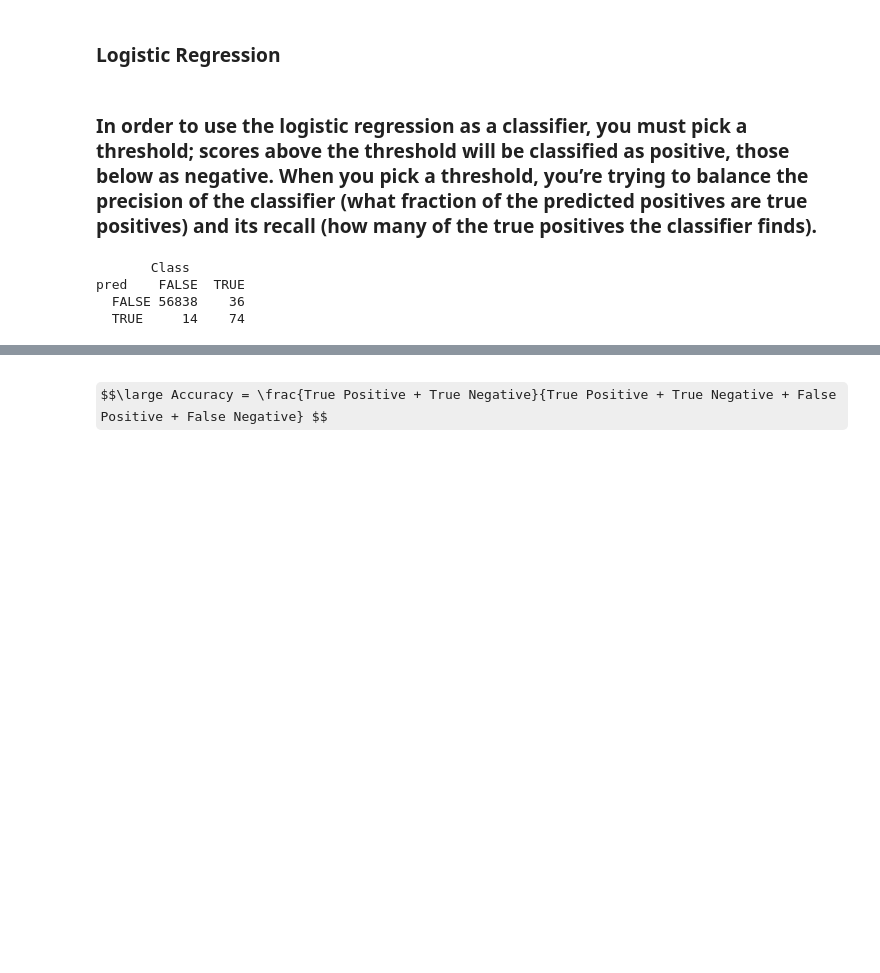
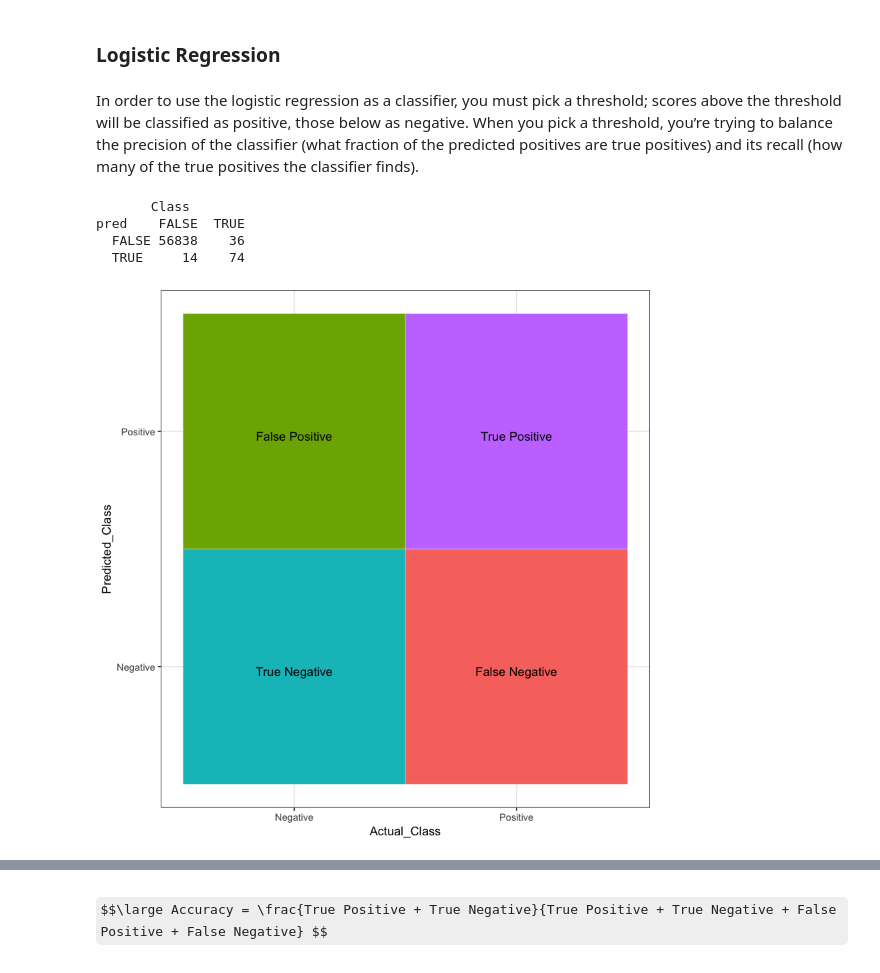
Before and after one commit to Data-Analytics-for-Cybersecurity/credit_card_fraud_detection, a Jupyter notebook: credit_card_fraud_detection.ipynb, the cells around one changed output, grey strips where cells are left out. Saved outputs shown, nothing was run; the diff lists cells and outputs as text; code cells hidden in the pictures; some formulas as TeX source; blank space fills up the shorter version.

```diff
--- a/credit_card_fraud_detection.ipynb
+++ b/credit_card_fraud_detection.ipynb
@@ -211,4 +248,4 @@ train_data$pred <- predict(glm_imbalanced, newdata=train_data, type="response")
 test_data$pred <- predict(glm_imbalanced, newdata=test_data, type="response")
 # %% [markdown]
-### In order to use the logistic regression as a classifier, you must pick a threshold; scores above the threshold will be classified as positive, those below as negative. When you pick a threshold, you’re trying to balance the precision of the classifier (what fraction of the predicted positives are true positives) and its recall (how many of the true positives the classifier finds).
+In order to use the logistic regression as a classifier, you must pick a threshold; scores above the threshold will be classified as positive, those below as negative. When you pick a threshold, you’re trying to balance the precision of the classifier (what fraction of the predicted positives are true positives) and its recall (how many of the true positives the classifier finds).
 # %%
@@ -219,4 +257,18 @@ ctab.test
 pred    FALSE  TRUE
   FALSE 56838    36
   TRUE     14    74
+# %%
+# confusion matrix
+Actual_Class <- factor(c('Negative', 'Negative', 'Positive', 'Positive'))
+Predicted_Class <- factor(c('Negative', 'Positive', 'Negative', 'Positive'))
+Y <- c('True Negative', 'False Positive', 'False Negative', 'True Positive')
+df <- data.frame(Actual_Class, Predicted_Class, Y)
+
+library(ggplot2)
+ggplot(data =  df, mapping = aes(x = Actual_Class, y = Predicted_Class)) +
+  geom_tile( aes(fill = Y), colour = "white") +
+  geom_text(aes(label = sprintf("%s", Y)), vjust = 1) +
+  theme_bw() + theme(legend.position = "none")
+# %% [output]
+[figure, added]
 # %%
```
Also changed, not shown: parts of 103 cells of this notebook.
